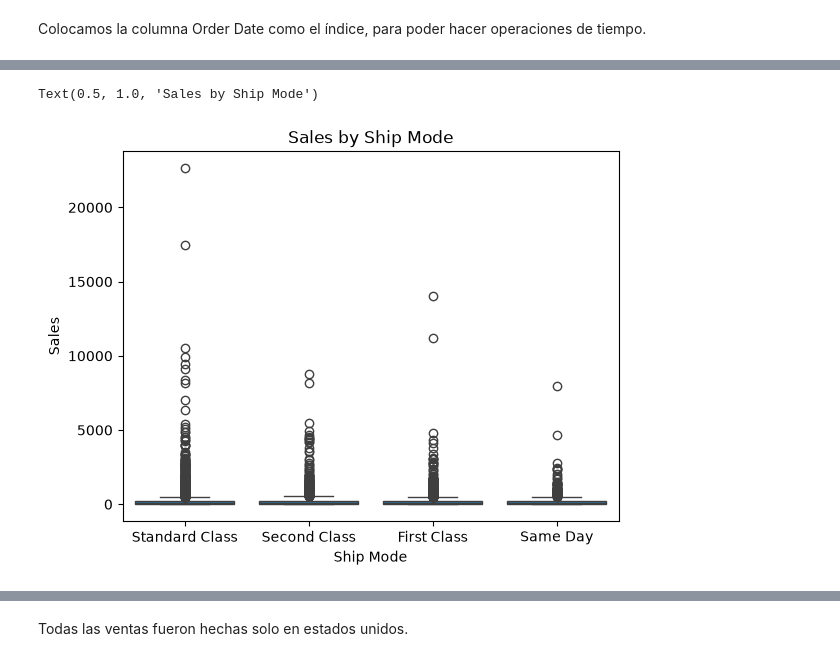
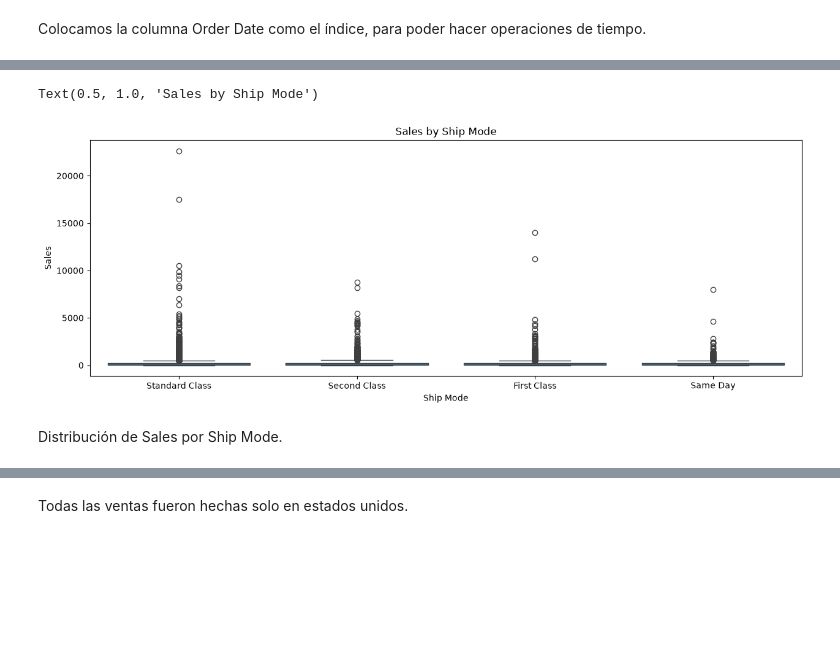
Before and after one commit to charligram/1_analisis_ventas, a Jupyter notebook: notebooks/01_EDA.ipynb, the cells around one changed output, grey strips where cells are left out. Drawn from its saved outputs; the diff is of its cells as text; code cells hidden in the pictures; blank space fills up the shorter version.

```diff
--- a/notebooks/01_EDA.ipynb
+++ b/notebooks/01_EDA.ipynb
@@ -207,12 +214,18 @@ sns.histplot(
 # %%
+plt.figure(figsize=(15, 5))
+
 sns.boxplot(
     data=df,
     x='Ship Mode',
     y='Sales'
 )
 
 plt.title('Sales by Ship Mode')
+
+plt.show()
 # %% [output]
 Text(0.5, 1.0, 'Sales by Ship Mode')
-[figure, old version]
+[figure, new version]
+# %% [markdown]
+Distribución de Sales por Ship Mode.
 # %%
```
Also changed, not shown: parts of 83 cells of this notebook.
